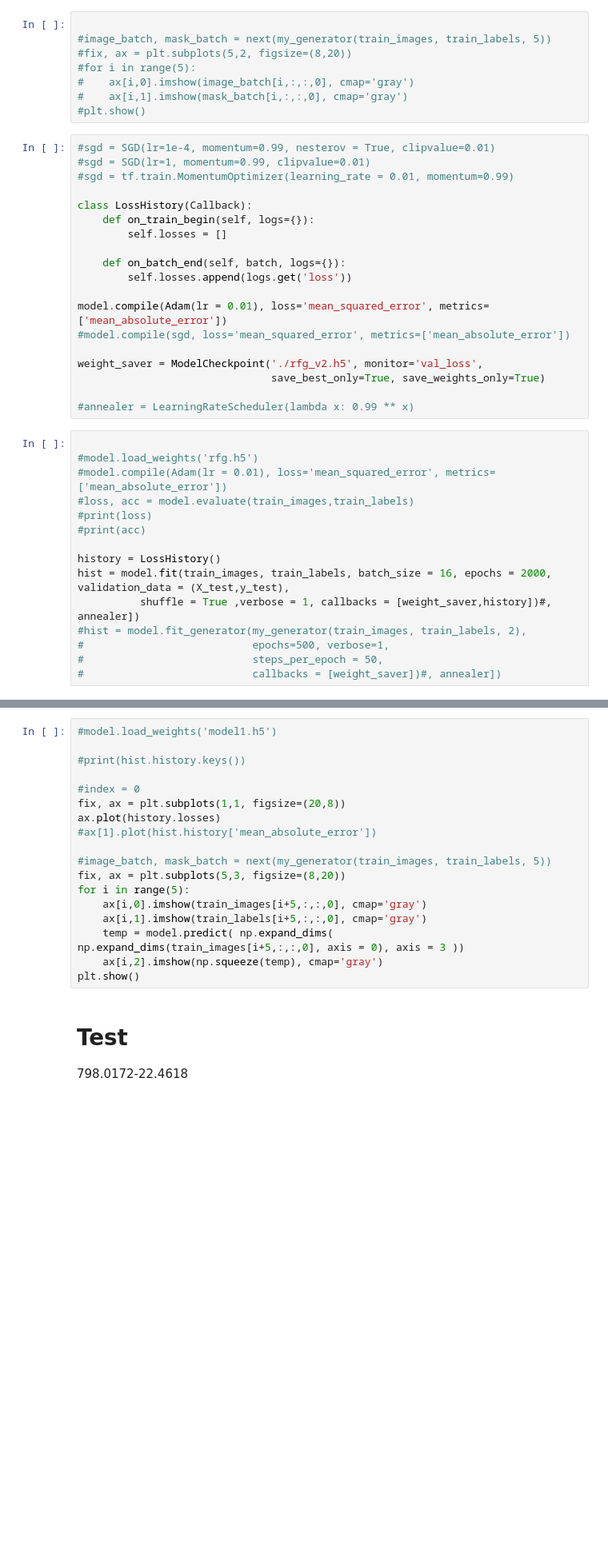
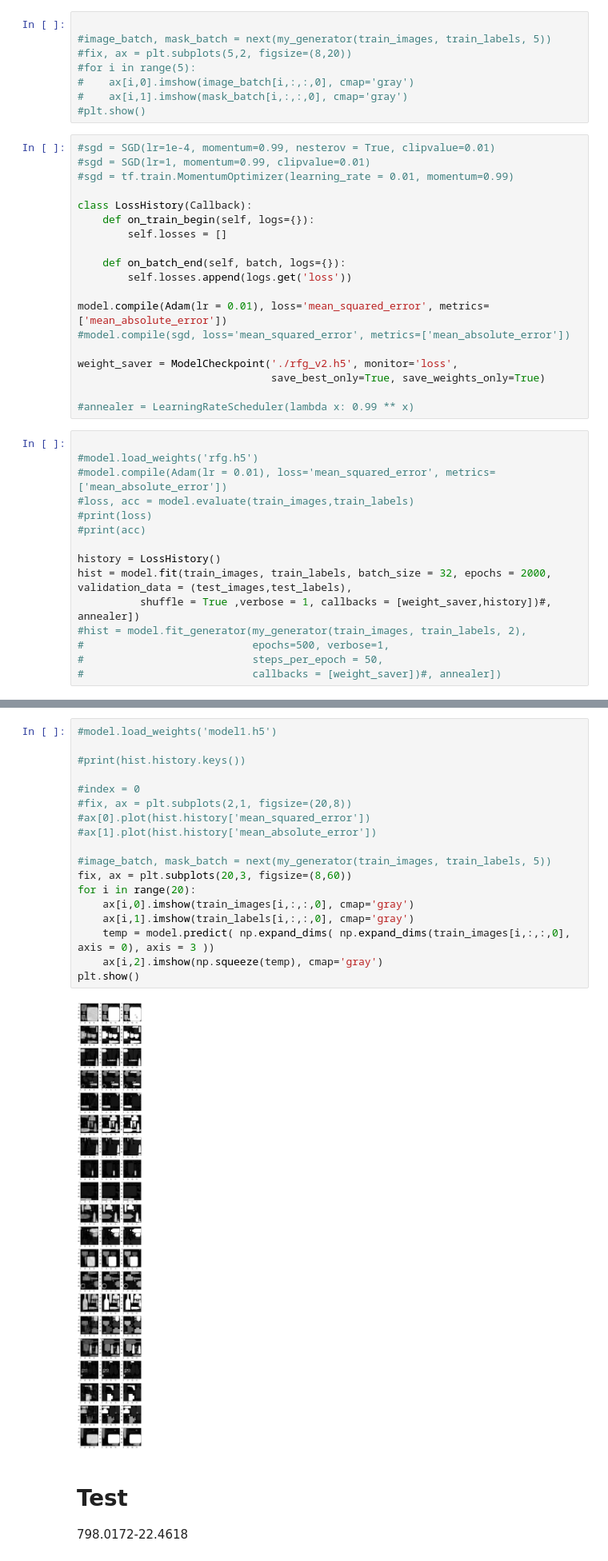
Before and after one commit to amasoudi1/U-NET-For-RFG-System, a Jupyter notebook: UNET_Fixed_Gantry.ipynb, the cells around one changed output, grey strips where cells are left out. Shown at 80% size. Drawn from its saved outputs; the diff is of its cells as text; blank space fills up the shorter version.

```diff
--- a/UNET_Fixed_Gantry.ipynb
+++ b/UNET_Fixed_Gantry.ipynb
@@ -250,7 +270,7 @@ class LossHistory(Callback):
 model.compile(Adam(lr = 0.01), loss='mean_squared_error', metrics=['mean_absolute_error'])
 #model.compile(sgd, loss='mean_squared_error', metrics=['mean_absolute_error'])
 
-weight_saver = ModelCheckpoint('./rfg_v2.h5', monitor='val_loss',
+weight_saver = ModelCheckpoint('./rfg_v2.h5', monitor='loss',
                                save_best_only=True, save_weights_only=True)
 
 #annealer = LearningRateScheduler(lambda x: 0.99 ** x)
@@ -263,7 +283,7 @@ weight_saver = ModelCheckpoint('./rfg_v2.h5', monitor='val_loss',
 #print(acc)
 
 history = LossHistory()
-hist = model.fit(train_images, train_labels, batch_size = 16, epochs = 2000, validation_data = (X_test,y_test),
+hist = model.fit(train_images, train_labels, batch_size = 32, epochs = 2000, validation_data = (test_images,test_labels),
           shuffle = True ,verbose = 1, callbacks = [weight_saver,history])#, annealer])
 #hist = model.fit_generator(my_generator(train_images, train_labels, 2),
 #                           epochs=500, verbose=1,
@@ -272,21 +311,23 @@ hist = model.fit(train_images, train_labels, batch_size = 16, epochs = 2000, val
 # %%
 #model.load_weights('model1.h5')
 
 #print(hist.history.keys())
 
 #index = 0
-fix, ax = plt.subplots(1,1, figsize=(20,8))
-ax.plot(history.losses)
+#fix, ax = plt.subplots(2,1, figsize=(20,8))
+#ax[0].plot(hist.history['mean_squared_error'])
 #ax[1].plot(hist.history['mean_absolute_error'])
 
 #image_batch, mask_batch = next(my_generator(train_images, train_labels, 5))
-fix, ax = plt.subplots(5,3, figsize=(8,20))
-for i in range(5):
-    ax[i,0].imshow(train_images[i+5,:,:,0], cmap='gray')
-    ax[i,1].imshow(train_labels[i+5,:,:,0], cmap='gray')
-    temp = model.predict( np.expand_dims( np.expand_dims(train_images[i+5,:,:,0], axis = 0), axis = 3 ))
+fix, ax = plt.subplots(20,3, figsize=(8,60))
+for i in range(20):
+    ax[i,0].imshow(train_images[i,:,:,0], cmap='gray')
+    ax[i,1].imshow(train_labels[i,:,:,0], cmap='gray')
+    temp = model.predict( np.expand_dims( np.expand_dims(train_images[i,:,:,0], axis = 0), axis = 3 ))
     ax[i,2].imshow(np.squeeze(temp), cmap='gray')
 plt.show()
+# %% [output]
+[figure, added]
 # %% [markdown]
 # Test
 798.0172-22.4618
```
Also changed, not shown: parts of 8 cells of this notebook.
